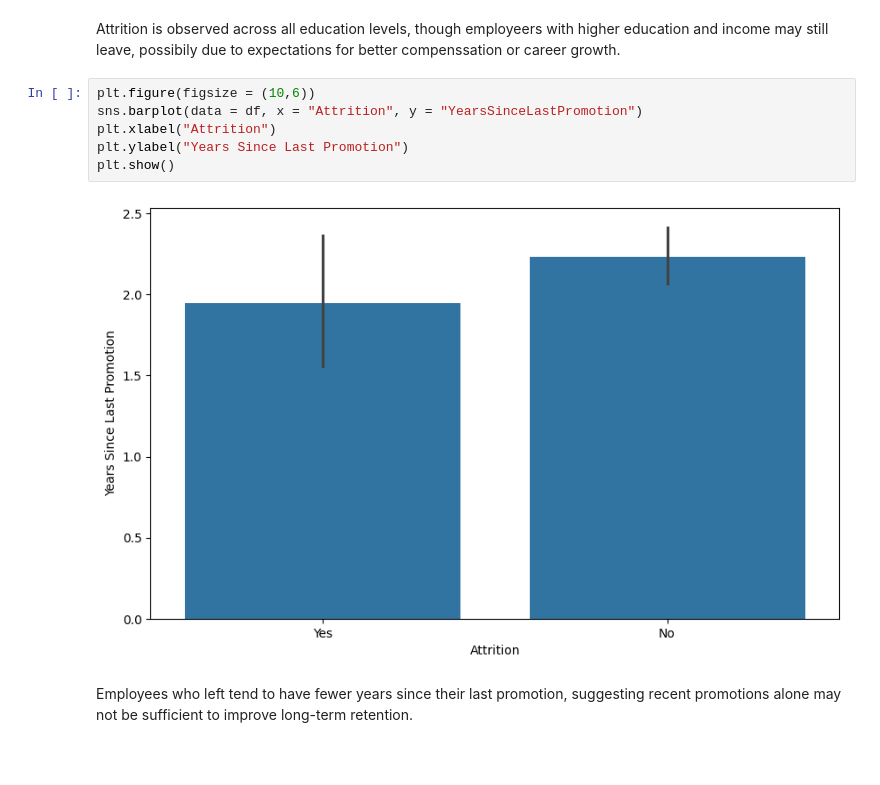
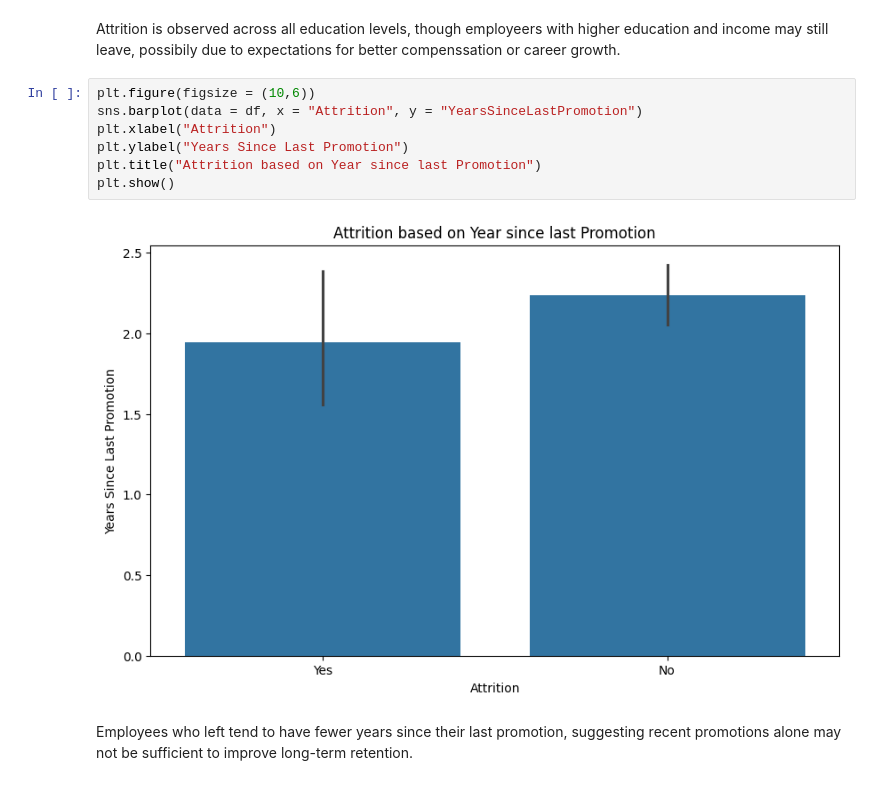
Before and after one commit to dhokabhoomi/HR-Employee-Attrition-Analysis, a Jupyter notebook: HR_Attrition.ipynb, the cells around one changed output. Saved outputs shown, nothing was run; the diff lists cells and outputs as text; blank space fills up the shorter version.

```diff
--- a/HR_Attrition.ipynb
+++ b/HR_Attrition.ipynb
@@ -145,10 +148,11 @@ Attrition is observed across all education levels, though employeers with higher
 # %%
 plt.figure(figsize = (10,6))
 sns.barplot(data = df, x = "Attrition", y = "YearsSinceLastPromotion")
 plt.xlabel("Attrition")
 plt.ylabel("Years Since Last Promotion")
+plt.title("Attrition based on Year since last Promotion")
 plt.show()
 # %% [output]
-[figure, old version]
+[figure, new version]
 # %% [markdown]
 Employees who left tend to have fewer years since their last promotion, suggesting recent promotions alone may not be sufficient to improve long-term retention.
```
Also changed, not shown: parts of 4 cells of this notebook.
